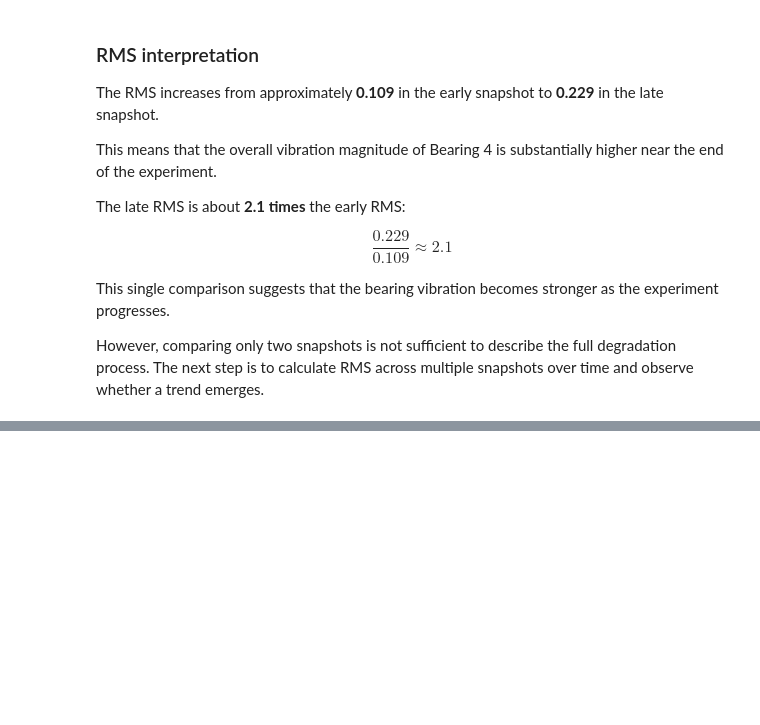
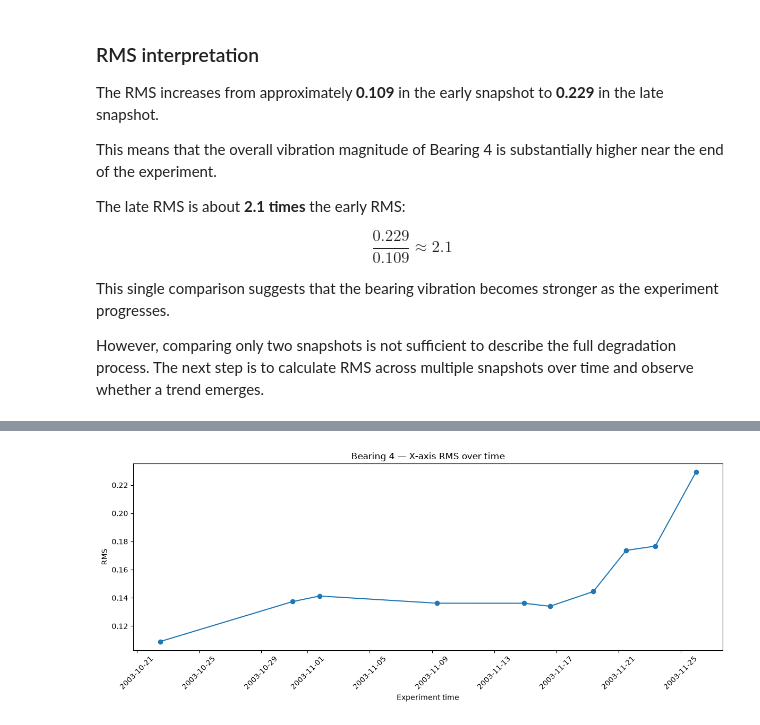
Before and after one commit to amedeone03/machineguard, a Jupyter notebook: notebooks/01_data_exploration.ipynb, the cells around one changed output, grey strips where cells are left out. Cells and saved outputs as stored; diff of their text form; code cells hidden in the pictures; blank space fills up the shorter version.

Commit message:
analyze bearing rms 4

```diff
--- a/notebooks/01_data_exploration.ipynb
+++ b/notebooks/01_data_exploration.ipynb
@@ -412,0 +421,6 @@ However, comparing only two snapshots is not sufficient to describe the full deg
+# %%
+test_1_dir = Path("../data/raw/IMS/1st_test")
+
+all_files = sorted(test_1_dir.iterdir())
+
+len(all_files)
@@ -412,0 +451,17 @@ However, comparing only two snapshots is not sufficient to describe the full deg
+# %%
+rms_values = []
+
+for file in selected_files:
+    snapshot = pd.read_csv(
+        file,
+        sep="\t",
+        header=None
+    )
+
+    bearing_4_x = snapshot.iloc[:, 6]
+
+    rms = np.sqrt(np.mean(bearing_4_x**2))
+
+    rms_values.append(rms)
+
+print(rms_values)
@@ -412,0 +476,7 @@ However, comparing only two snapshots is not sufficient to describe the full deg
+# %%
+timestamps = [
+    pd.to_datetime(file.name, format="%Y.%m.%d.%H.%M.%S")
+    for file in selected_files
+]
+
+timestamps
@@ -412,0 +502,15 @@ However, comparing only two snapshots is not sufficient to describe the full deg
+# %%
+plt.figure(figsize=(12, 5))
+
+plt.plot(timestamps, rms_values, marker="o")
+
+plt.xlabel("Experiment time")
+plt.ylabel("RMS")
+plt.title("Bearing 4 — X-axis RMS over time")
+
+plt.xticks(rotation=45)
+plt.tight_layout()
+
+plt.show()
+# %% [output]
+[figure, added]
```
Also changed, not shown: parts of 17 cells of this notebook.
